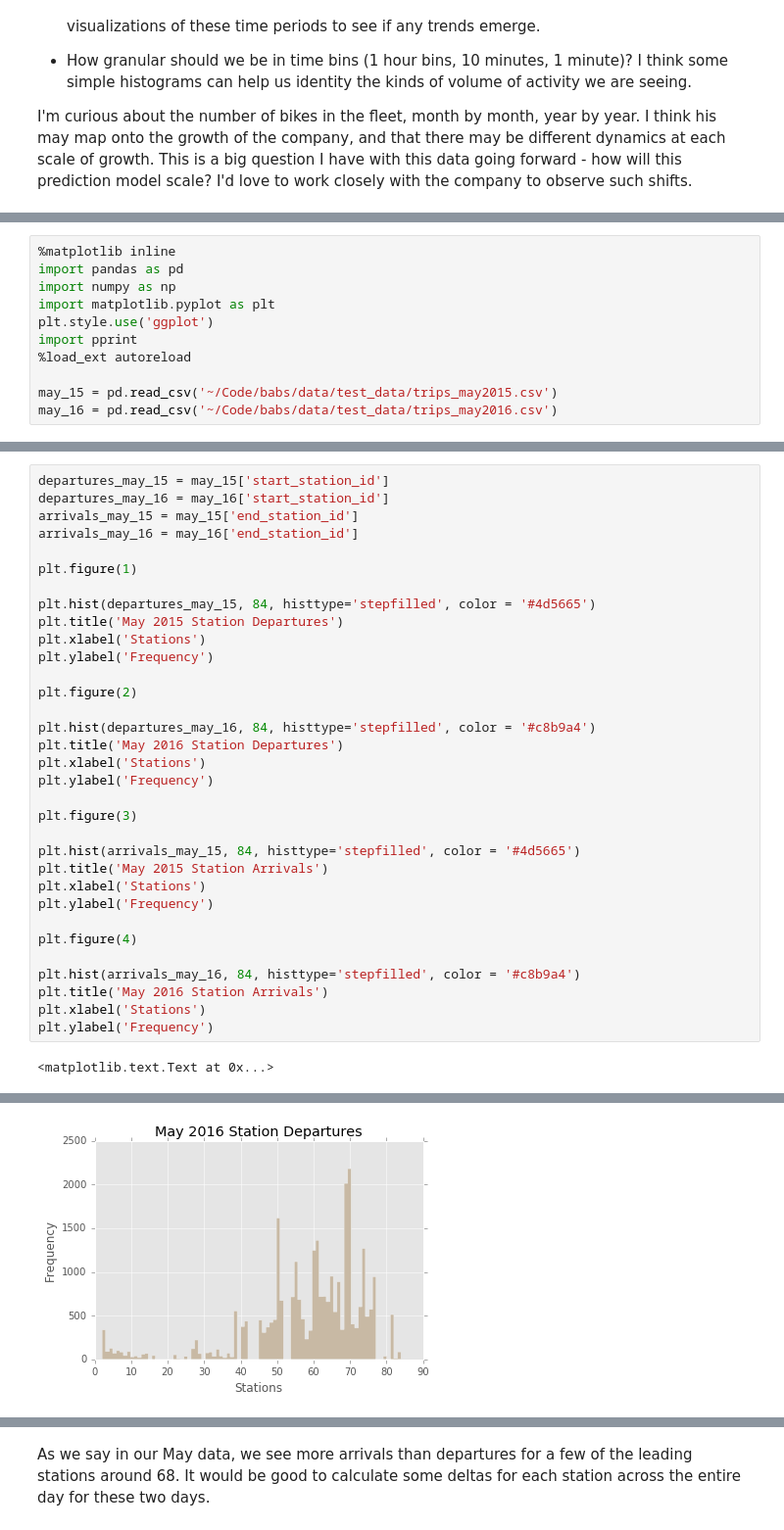
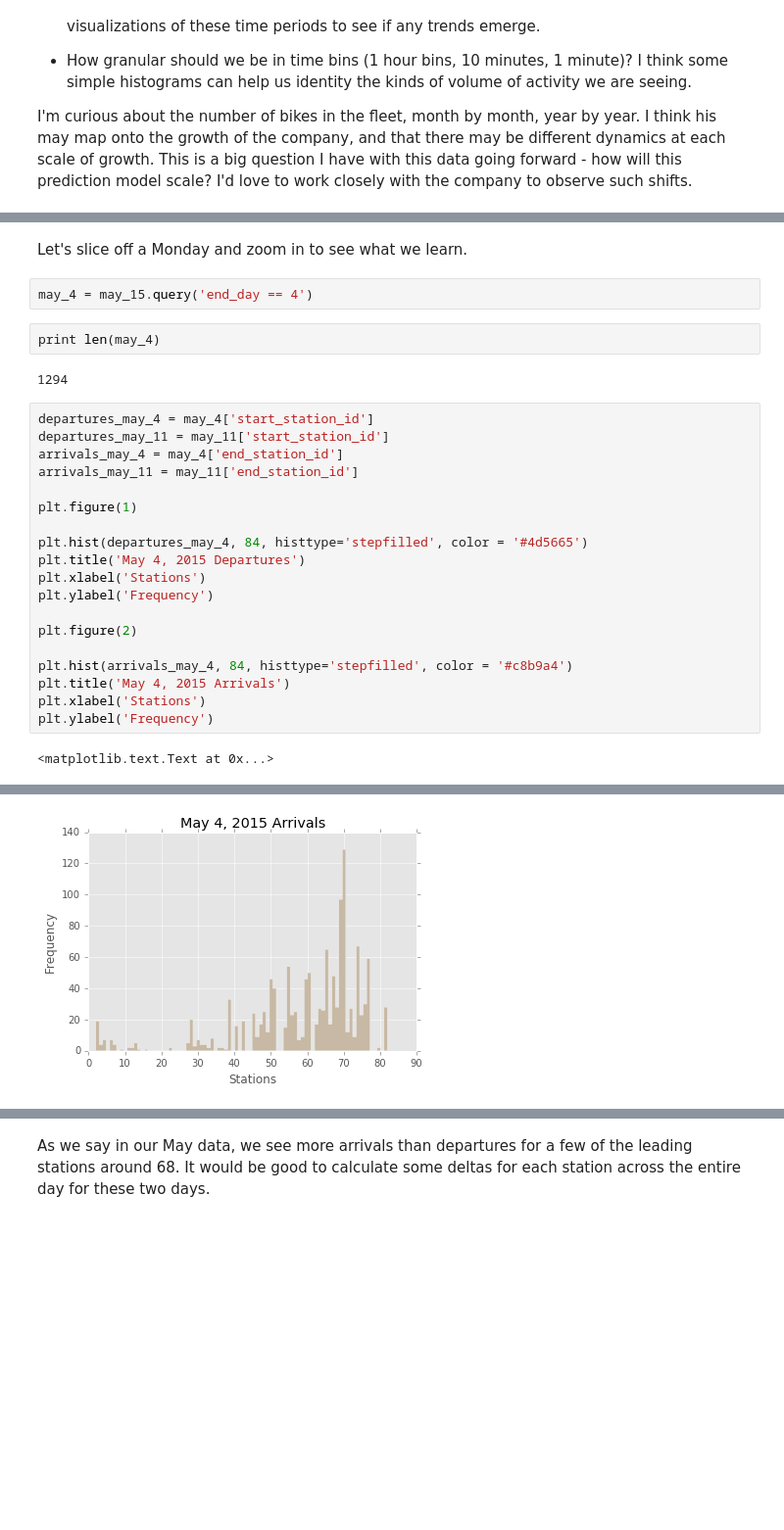
Before and after one commit to SioKCronin/bikesupply, a Jupyter notebook: EDA/EDA.ipynb, the cells around one changed output, grey strips where cells are left out. Shown: that part at 98% size. Drawn from its saved outputs; the diff is of its cells as text; blank space fills up the shorter version.

Commit message:
Data prep

```diff
--- a/EDA/EDA.ipynb
+++ b/EDA/EDA.ipynb
@@ -17,11 +141,0 @@ I'm curious about the number of bikes in the fleet, month by month, year by year
-# %%
-%matplotlib inline
-import pandas as pd
-import numpy as np
-import matplotlib.pyplot as plt
-plt.style.use('ggplot')
-import pprint
-%load_ext autoreload
-
-may_15 = pd.read_csv('~/Code/babs/data/test_data/trips_may2015.csv')
-may_16 = pd.read_csv('~/Code/babs/data/test_data/trips_may2016.csv')
@@ -38,35 +142,29 @@ may_15[0:5]
+# %% [markdown]
+Let's slice off a Monday and zoom in to see what we learn.
+# %%
+may_4 = may_15.query('end_day == 4')
+# %%
+print len(may_4)
+# %% [output]
+1294
 # %%
-departures_may_15 = may_15['start_station_id']
-departures_may_16 = may_16['start_station_id']
-arrivals_may_15 = may_15['end_station_id']
-arrivals_may_16 = may_16['end_station_id']
+departures_may_4 = may_4['start_station_id']
+departures_may_11 = may_11['start_station_id']
+arrivals_may_4 = may_4['end_station_id']
+arrivals_may_11 = may_11['end_station_id']
 
 plt.figure(1)
 
-plt.hist(departures_may_15, 84, histtype='stepfilled', color = '#4d5665')
-plt.title('May 2015 Station Departures')
+plt.hist(departures_may_4, 84, histtype='stepfilled', color = '#4d5665')
+plt.title('May 4, 2015 Departures')
 plt.xlabel('Stations')
 plt.ylabel('Frequency')
 
 plt.figure(2)
 
-plt.hist(departures_may_16, 84, histtype='stepfilled', color = '#c8b9a4')
-plt.title('May 2016 Station Departures')
+plt.hist(arrivals_may_4, 84, histtype='stepfilled', color = '#c8b9a4')
+plt.title('May 4, 2015 Arrivals')
 plt.xlabel('Stations')
 plt.ylabel('Frequency')
-
-plt.figure(3)
-
-plt.hist(arrivals_may_15, 84, histtype='stepfilled', color = '#4d5665')
-plt.title('May 2015 Station Arrivals')
-plt.xlabel('Stations')
-plt.ylabel('Frequency')
-
-plt.figure(4)
-
-plt.hist(arrivals_may_16, 84, histtype='stepfilled', color = '#c8b9a4')
-plt.title('May 2016 Station Arrivals')
-plt.xlabel('Stations')
-plt.ylabel('Frequency')
 # %% [output]
 <matplotlib.text.Text at 0x...>
@@ -74 +172 @@ plt.ylabel('Frequency')
-[figure, old version]
+[figure, new version]
```
Also changed, not shown: parts of 44 cells of this notebook, 1 other file.
